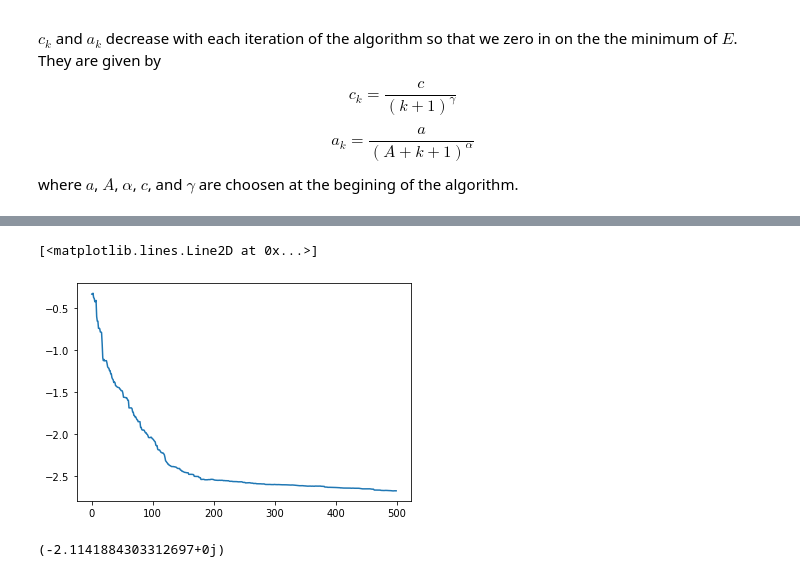
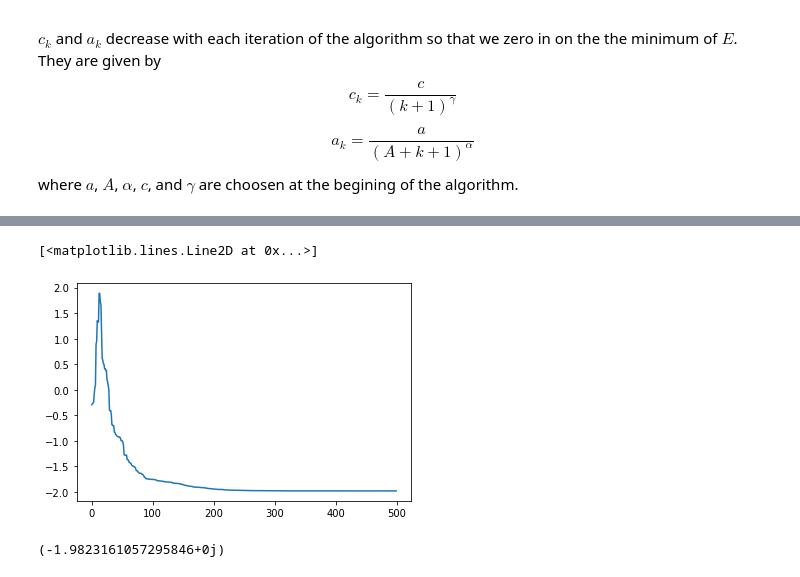
Before and after one commit to immoth/Hubbard_summetries, a Jupyter notebook: VQE_from_matrix.ipynb, the cells around one changed output, grey strips where cells are left out. Saved outputs shown, nothing was run; the diff lists cells and outputs as text; code cells hidden in the pictures.

```diff
--- a/VQE_from_matrix.ipynb
+++ b/VQE_from_matrix.ipynb
@@ -259,7 +259,7 @@ First we need to inialize our set of parameters.  To do this we need to decide o
 In this case, we need a parameter for each qubit for each section.
 # %%
 #number of blocks
-T = 2
+T = 1
 
 phi = []
 for b in range(bL):
@@ -341,17 +337,18 @@ $$c_k = \frac{c}{(k+1)^{\gamma}}$$
 $$a_k = \frac{a}{(A+k+1)^{\alpha}}$$
 where $a$, $A$, $\alpha$, $c$, and $\gamma$ are choosen at the begining of the algorithm.
 # %%
-def SPSA(k_max):
+def SPSA(k_max,hold = False):
     #Initalization
     k = 0
     #alpha = 0.602
     alpha = 0.201
     A = 10
-    a = 0.2
+    a = 0.6
     gamma = 0.101
     c = 0.4
     phi_k = np.array(phi)
     E_l = []
+    hold_l = []
 
     #Begin Iterations
     for k in range(k_max):
@@ -377,10 +374,16 @@ def SPSA(k_max):
 
 
         #Calculate new E
-        E_f = E_From_Matrix(phi_k,blocks)
+        E_f = np.real(E_From_Matrix(phi_k,blocks))
 
         #Print and save E
         print('k=',k,'c_k=',c_k,'a_k=',a_k,'g=',g,'E_A=',E_A,'E_B=',E_B,'E_f=',E_f)
         E_l.append(E_f)
 
-    return E_l,phi_k
+        if hold == True:
+            hold_k = {'E':E_f,'c':c_k,'a':a_k,'phi':phi_k,'Delta':Delta_k}
+            hold_l.append(hold_k)
+    if hold == True:
+        return hold_l
+    else:
+        return E_l,phi_k
@@ -406,0 +390,2 @@ k= 499 c_k= 0.21353251777857327 a_k= 0.057122655721749925 g= 0.1044144566237352
+# %%
+out = SPSA(500,hold=True)
@@ -407,16 +410,19 @@ k= 499 c_k= 0.21353251777857327 a_k= 0.057122655721749925 g= 0.1044144566237352
 # %%
 import matplotlib.pyplot as plt
 
+El = [out[i]['E'] for i in range(len(out))]
 tl = [i for i in range(len(El))]
 
 plt.plot(tl,El)
 # %% [output]
 [<matplotlib.lines.Line2D at 0x...>]
-[figure, old version]
+[figure, new version]
-# %%
-E_From_Matrix(phi_f,blocks)
-# %% [output]
-(-2.1141884303312697+0j)
+# %%
+phi_f = out[len(out)-1]['phi']
+
+E_From_Matrix(phi_f,blocks)
+# %% [output]
+(-1.9823161057295846+0j)
 # %%
 np.sort(e)
 # %% [output]
```
Also changed, not shown: parts of 10 cells of this notebook, 5 other files.
